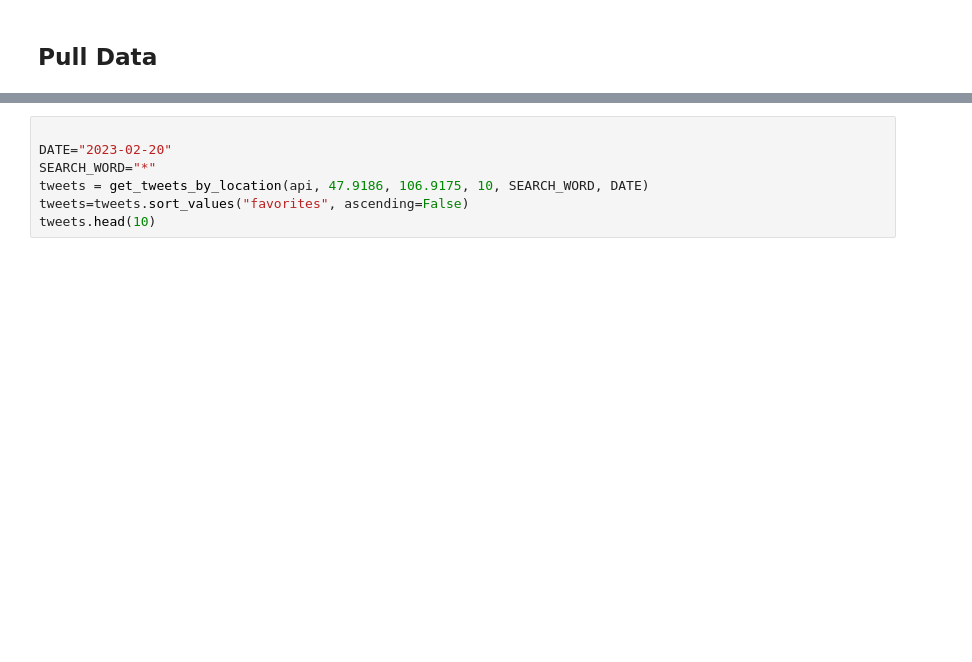
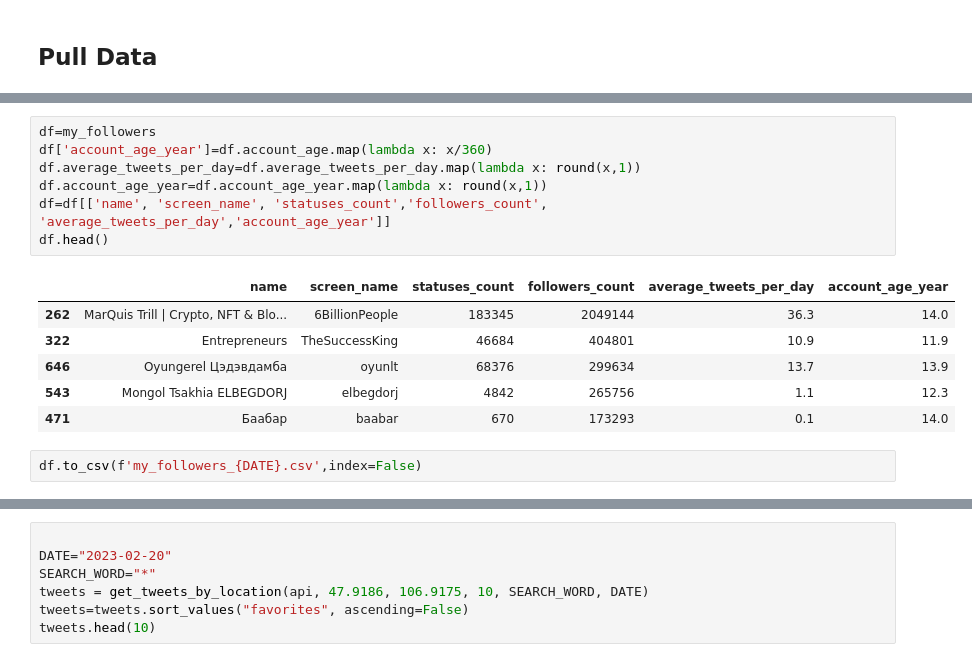
Before and after one commit to byambaa1982/mongol_tweets, a Jupyter notebook: tweets.ipynb, the cells around one changed output, grey strips where cells are left out. Saved outputs shown, nothing was run; the diff lists cells and outputs as text; blank space fills up the shorter version.

```diff
--- a/tweets.ipynb
+++ b/tweets.ipynb
@@ -168,0 +217,16 @@ def display_full(tweets):
+# %%
+df=my_followers
+df['account_age_year']=df.account_age.map(lambda x: x/360)
+df.average_tweets_per_day=df.average_tweets_per_day.map(lambda x: round(x,1))
+df.account_age_year=df.account_age_year.map(lambda x: round(x,1))
+df=df[['name', 'screen_name', 'statuses_count','followers_count', 'average_tweets_per_day','account_age_year']]
+df.head()
+# %% [output]
+|  | name | screen_name | statuses_count | followers_count | average_tweets_per_day | account_age_year |
+| 262 | MarQuis Trill | Crypto, NFT & Blo... | 6BillionPeople | 183345 | 2049144 | 36.3 | 14.0 |
+| 322 | Entrepreneurs | TheSuccessKing | 46684 | 404801 | 10.9 | 11.9 |
+| 646 | Oyungerel Цэдэвдамба | oyunlt | 68376 | 299634 | 13.7 | 13.9 |
+| 543 | Mongol Tsakhia ELBEGDORJ | elbegdorj | 4842 | 265756 | 1.1 | 12.3 |
+| 471 | Баабар | baabar | 670 | 173293 | 0.1 | 14.0 |
+# %%
+df.to_csv(f'my_followers_{DATE}.csv',index=False)
```
Also changed, not shown: parts of 22 cells of this notebook.
